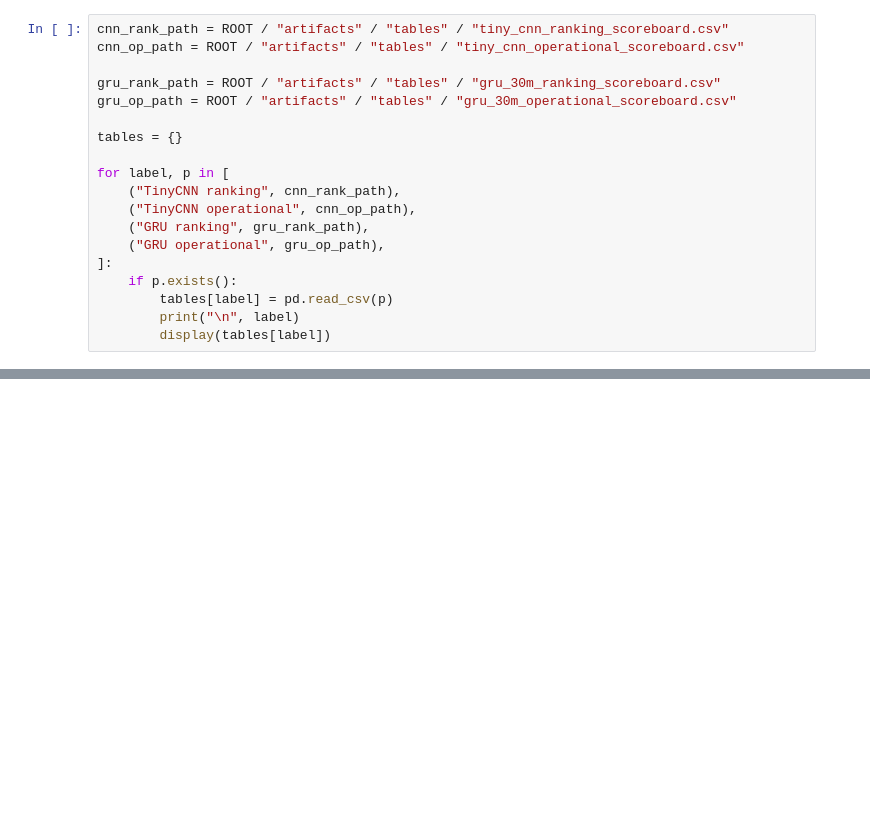
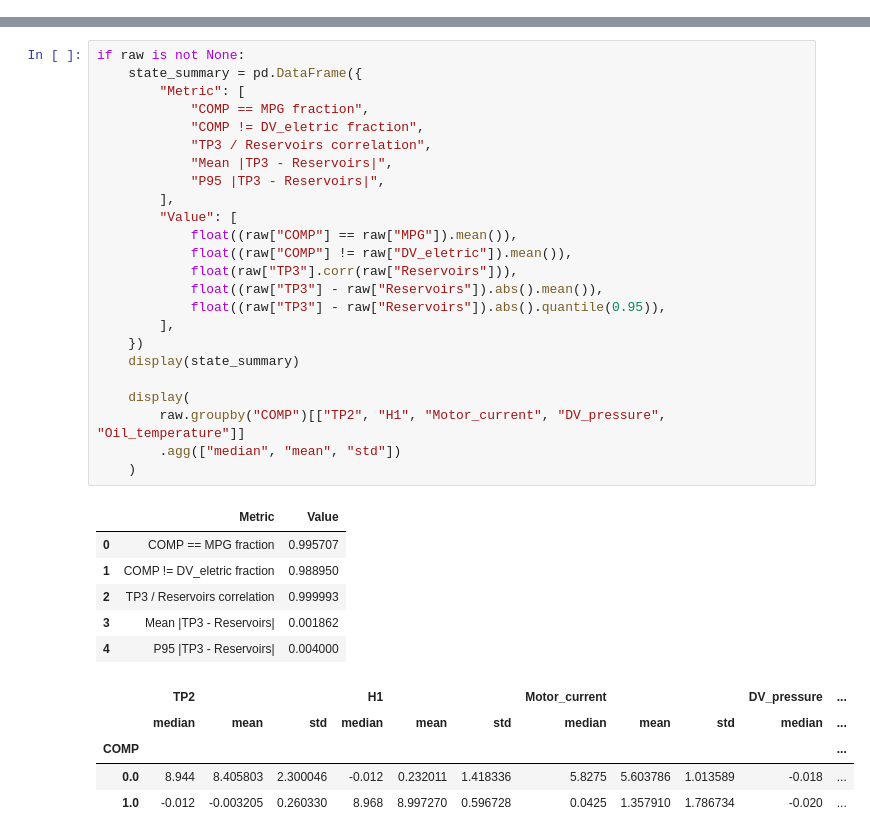
Before and after one commit to Kavishanthan-07/AirGuard-LK, a Jupyter notebook: submission/AirGuardLK_Notebook.ipynb, the cells around one changed output, grey strips where cells are left out. Cells and saved outputs as stored; diff of their text form; blank space fills up the shorter version.

```diff
--- a/submission/AirGuardLK_Notebook.ipynb
+++ b/submission/AirGuardLK_Notebook.ipynb
@@ -1071,19 +0,0 @@ The `MAX_LGBM_IF` hybrid matched LightGBM's best operational result but had wors
-# %%
-cnn_rank_path = ROOT / "artifacts" / "tables" / "tiny_cnn_ranking_scoreboard.csv"
-cnn_op_path = ROOT / "artifacts" / "tables" / "tiny_cnn_operational_scoreboard.csv"
-
-gru_rank_path = ROOT / "artifacts" / "tables" / "gru_30m_ranking_scoreboard.csv"
-gru_op_path = ROOT / "artifacts" / "tables" / "gru_30m_operational_scoreboard.csv"
-
-tables = {}
-
-for label, p in [
-    ("TinyCNN ranking", cnn_rank_path),
-    ("TinyCNN operational", cnn_op_path),
-    ("GRU ranking", gru_rank_path),
-    ("GRU operational", gru_op_path),
-]:
-    if p.exists():
-        tables[label] = pd.read_csv(p)
-        print("\n", label)
-        display(tables[label])
@@ -1310,0 +344,36 @@ The contribution is therefore not a claim of perfect prediction. It is a **leaka
+# %%
+if raw is not None:
+    state_summary = pd.DataFrame({
+        "Metric": [
+            "COMP == MPG fraction",
+            "COMP != DV_eletric fraction",
+            "TP3 / Reservoirs correlation",
+            "Mean |TP3 - Reservoirs|",
+            "P95 |TP3 - Reservoirs|",
+        ],
+        "Value": [
+            float((raw["COMP"] == raw["MPG"]).mean()),
+            float((raw["COMP"] != raw["DV_eletric"]).mean()),
+            float(raw["TP3"].corr(raw["Reservoirs"])),
+            float((raw["TP3"] - raw["Reservoirs"]).abs().mean()),
+            float((raw["TP3"] - raw["Reservoirs"]).abs().quantile(0.95)),
+        ],
+    })
+    display(state_summary)
+
+    display(
+        raw.groupby("COMP")[["TP2", "H1", "Motor_current", "DV_pressure", "Oil_temperature"]]
+        .agg(["median", "mean", "std"])
+    )
+# %% [output]
+|  | Metric | Value |
+| 0 | COMP == MPG fraction | 0.995707 |
+| 1 | COMP != DV_eletric fraction | 0.988950 |
+| 2 | TP3 / Reservoirs correlation | 0.999993 |
+| 3 | Mean |TP3 - Reservoirs| | 0.001862 |
+| 4 | P95 |TP3 - Reservoirs| | 0.004000 |
+|  | TP2 |  |  | H1 |  |  | Motor_current |  |  | DV_pressure | ... |
+|  | median | mean | std | median | mean | std | median | mean | std | median | ... |
+| COMP |  |  |  |  |  |  |  |  |  |  | ... |
+| 0.0 | 8.944 | 8.405803 | 2.300046 | -0.012 | 0.232011 | 1.418336 | 5.8275 | 5.603786 | 1.013589 | -0.018 | ... |
+| 1.0 | -0.012 | -0.003205 | 0.260330 | 8.968 | 8.997270 | 0.596728 | 0.0425 | 1.357910 | 1.786734 | -0.020 | ... |
```
Also changed, not shown: parts of 173 cells of this notebook.
